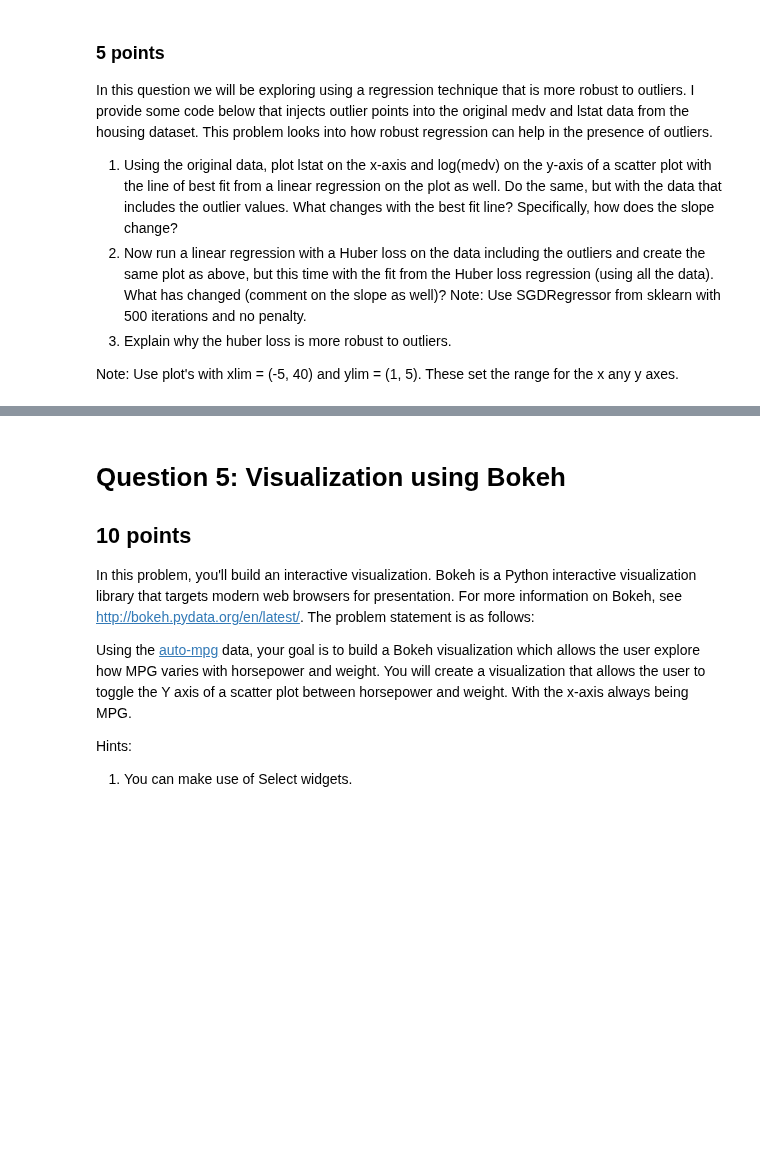
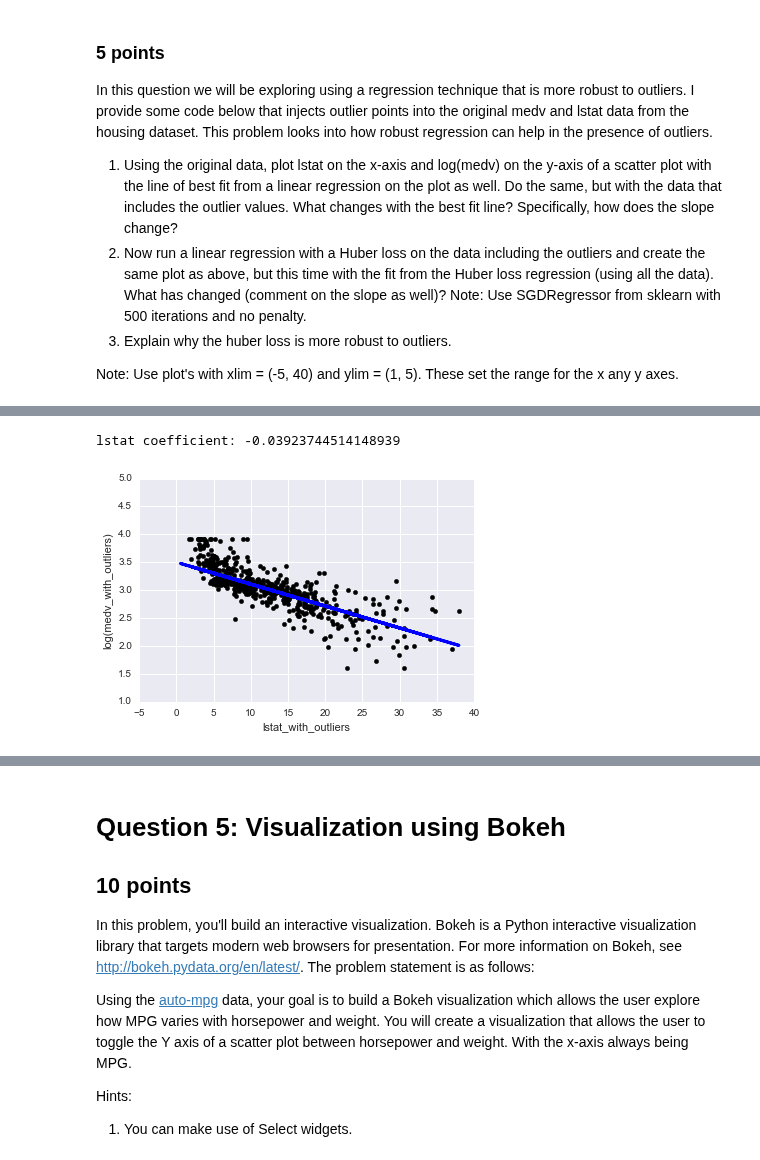
Before and after one commit to wenyangfu/EE361M_Homework, a Jupyter notebook: homework2/Group3_HW2.ipynb, the cells around one changed output, grey strips where cells are left out. Drawn from its saved outputs; the diff is of its cells as text; code cells hidden in the pictures; blank space fills up the shorter version.

```diff
--- a/homework2/Group3_HW2.ipynb
+++ b/homework2/Group3_HW2.ipynb
@@ -351,0 +376,20 @@ lstat_with_outliers = np.append(lstat, lstat_outliers)
+# %%
+lmedv_with_outliers = np.log(medv_with_outliers) # LOG of medv_with_outliers
+lstat_with_outliers = lstat_with_outliers.reshape(-1, 1)
+lmedv_with_outliers = lmedv_with_outliers.reshape(-1, 1)
+
+regr = linear_model.LinearRegression()
+regr.fit(lstat_with_outliers, lmedv_with_outliers)
+print('lstat coefficient: {}'.format(np.squeeze(regr.coef_)))
+
+# Plot lstat on x-axis, log(medv) on y-axis, and best fit line in blue
+plt.scatter(lstat_with_outliers, lmedv_with_outliers, color='black')
+plt.plot(lstat_with_outliers, regr.predict(lstat_with_outliers), color='blue', linewidth=3)
+plt.xlim(-5, 40)
+plt.ylim(1, 5)
+plt.xlabel('lstat_with_outliers')
+plt.ylabel('log(medv_with_outliers)')
+sns.despine()
+# %% [output]
+lstat coefficient: -0.03923744514148939
+[figure, added]
```
Also changed, not shown: parts of 12 cells of this notebook.
